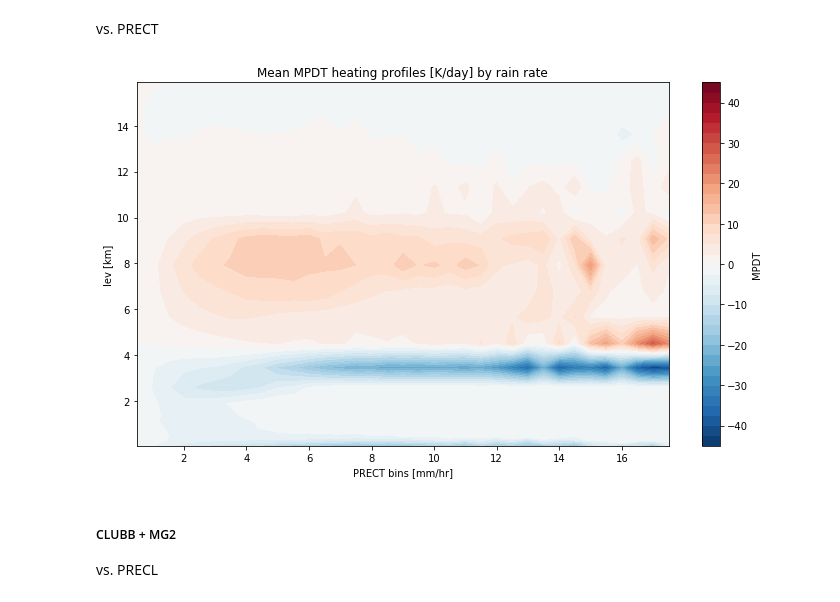
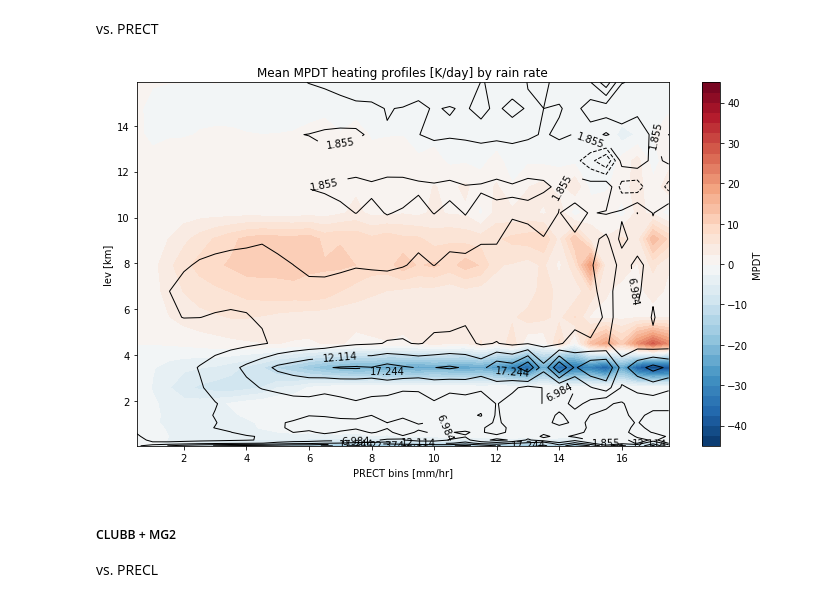
Before and after one commit to dcamron/ncar-gwdst, a Jupyter notebook: notebooks/heating.ipynb, the cells around one changed output. Cells and saved outputs as stored; diff of their text form; code cells hidden in the pictures.

```diff
--- a/notebooks/heating.ipynb
+++ b/notebooks/heating.ipynb
@@ -9,14 +9,16 @@
 
 import numpy as np
 import pandas as pd
-#import xarray as xr
-#import xarray.ufuncs as xu
+import xarray as xr
+import xarray.ufuncs as xu
+import matplotlib
 import matplotlib.pyplot as plt
 import seaborn as sns
 #import cartopy.crs as ccrs
-#from dask.distributed import Client
+from dask.distributed import Client
 
 sns.set(context='talk', palette='colorblind')
+matplotlib.rcParams['contour.negative_linestyle'] = 'dotted'
 # %%
 client = Client()
 client
@@ -210,16 +209,22 @@ mp_pt = (mpdt
         )
 # %%
 f, ax = plt.subplots(figsize=(10, 6))
-mp_pt.plot.contourf(ax=ax, levels=40)
+levels = np.linspace(cl_pt.min().values, cl_pt.max().values, 9)
+p = mp_pt.plot.contourf(ax=ax, levels=40)
+q = cl_pt.plot.contour(ax=ax, colors='k', levels=levels, linewidths=1,
+                      linestyles=[n for l in [['dashed' for l in levels if float(l) < 0], ['solid' for l in levels if float(l) > 0]] for n in l][1:-1])
+
+q.clabel()
+
 
 ax.set_xlabel('PRECT bins [mm/hr]')
 ax.set_ylabel('lev [km]')
 ax.set_title('Mean MPDT heating profiles [K/day] by rain rate')
 
 plt.tight_layout()
 f.savefig('../figures/heating/prof_mpdt-prect.png')
 # %% [output]
-[figure, old version]
+[figure, new version]
 # %% [markdown]
 ##### CLUBB + MG2
 vs. PRECL
```
Also changed, not shown: parts of 12 cells of this notebook, 15 other files.
